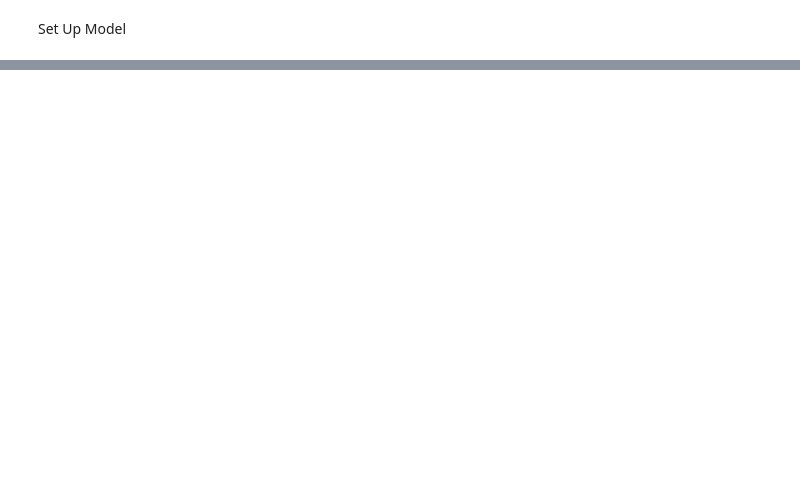
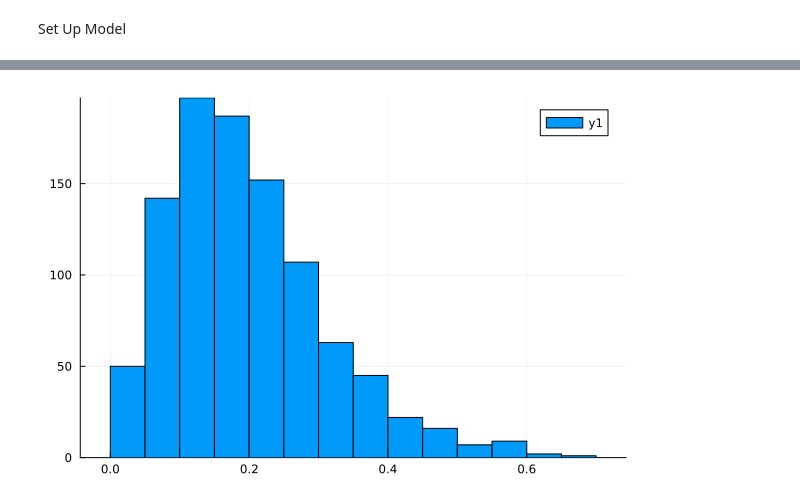
Before and after one commit to aniknia/ValveRejectionRates, a Jupyter notebook: Final Project.ipynb, the cells around one changed output, grey strips where cells are left out. Cells and saved outputs as stored; diff of their text form; code cells hidden in the pictures; blank space fills up the shorter version.

Commit message:
fixed bug in code (model now works with reject data) & used logistic function to decode mu successfully in histograms

```diff
--- a/Final Project.ipynb
+++ b/Final Project.ipynb
@@ -105,2 +179,10 @@ histogram(postDF[:, 5])
+# %%
+for i in 1:nrow(postDF)
+    postDF[i,5] = logistic(postDF[i,5])
+end
+
+histogram(postDF[:,5])
+# %% [output]
+[figure, added]
 # %%
 histogram(postDF[:, 6])
```
Also changed, not shown: parts of 9 cells of this notebook.
